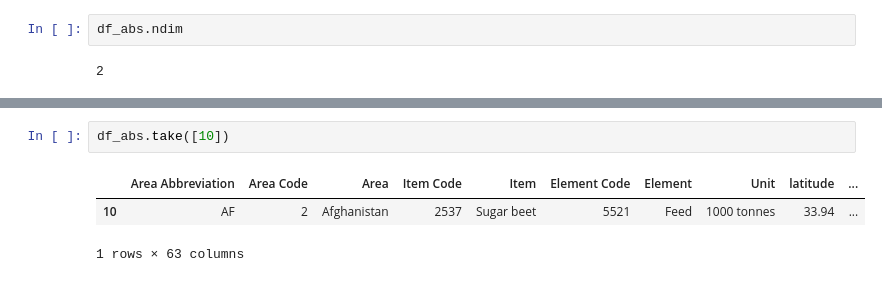
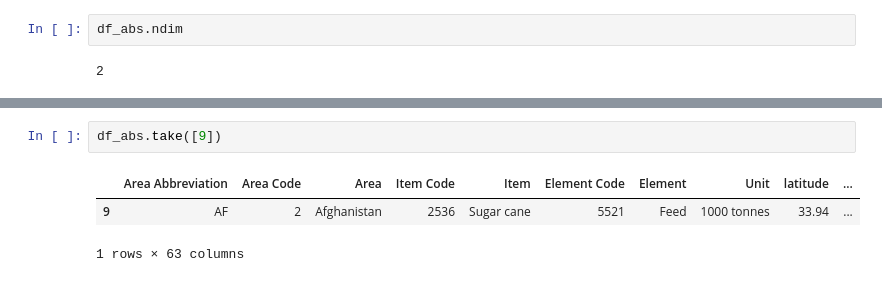
Before and after one commit to wlsejun/machineLearning, a Jupyter notebook: pandas/practice.ipynb, the cells around one changed output, grey strips where cells are left out. Saved outputs shown, nothing was run; the diff lists cells and outputs as text.

```diff
--- a/pandas/practice.ipynb
+++ b/pandas/practice.ipynb
@@ -164,8 +157,8 @@ df_abs.head(10)
 | 9 | AF | 2 | Afghanistan | 2536 | Sugar cane | 5521 | Feed | 1000 tonnes | 33.94 | ... |
 10 rows × 63 columns
 # %%
-df_abs.take([10])
+df_abs.take([9])
 # %% [output]
 |  | Area Abbreviation | Area Code | Area | Item Code | Item | Element Code | Element | Unit | latitude | ... |
-| 10 | AF | 2 | Afghanistan | 2537 | Sugar beet | 5521 | Feed | 1000 tonnes | 33.94 | ... |
+| 9 | AF | 2 | Afghanistan | 2536 | Sugar cane | 5521 | Feed | 1000 tonnes | 33.94 | ... |
 1 rows × 63 columns
```
Also changed, not shown: parts of 1 cell of this notebook.
